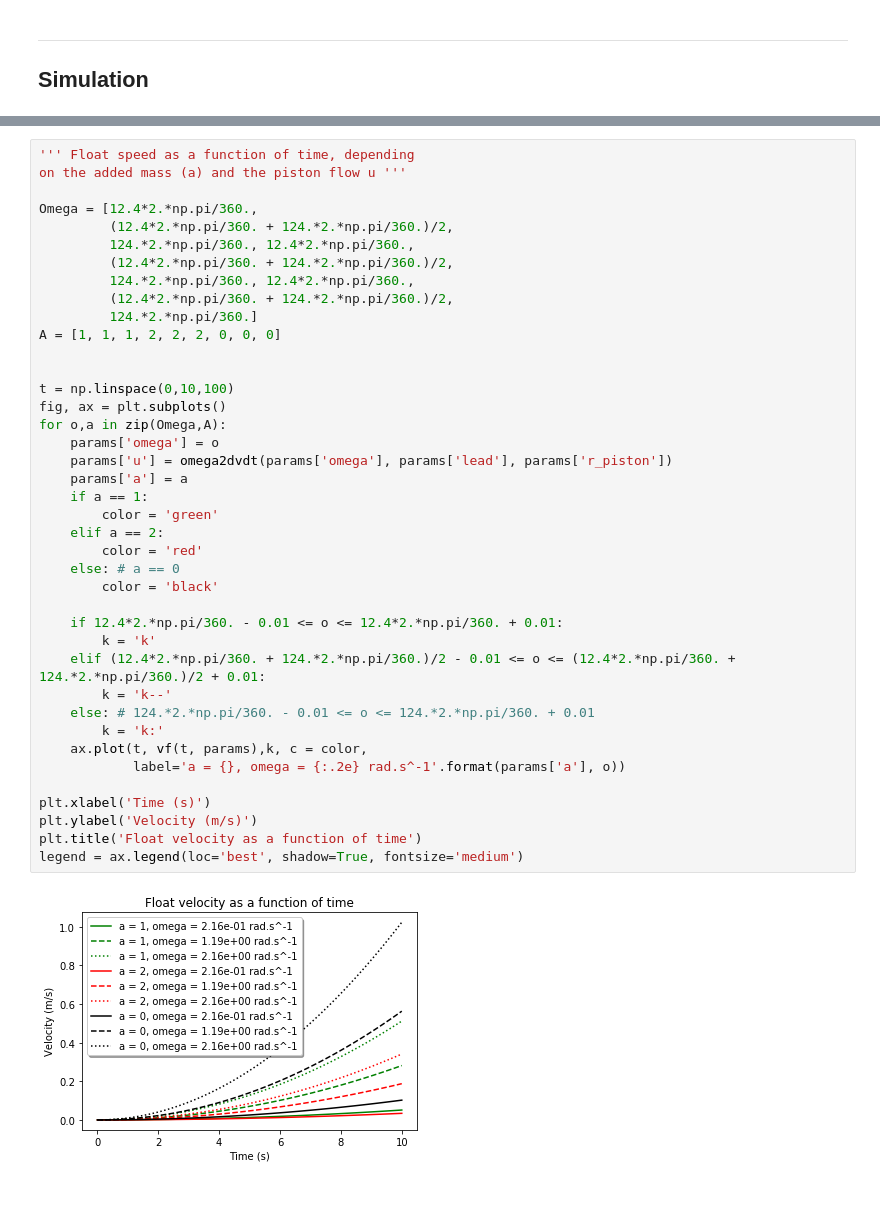
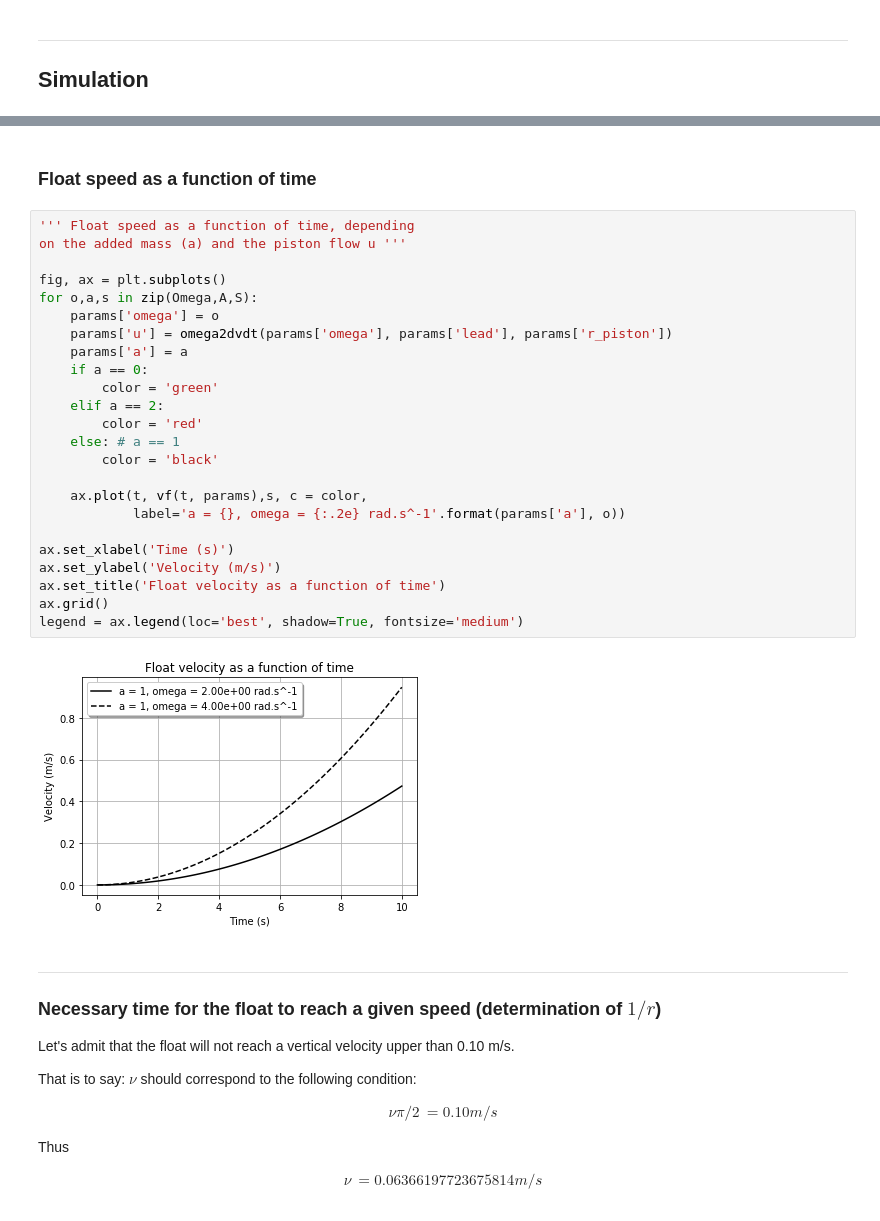
Before and after one commit to houdeval/cognac_regulation, a Jupyter notebook: feedback_parameters.ipynb, the cells around one changed output, grey strips where cells are left out. Saved outputs shown, nothing was run; the diff lists cells and outputs as text.

Commit message:
Finding parameter explanations

```diff
--- a/feedback_parameters.ipynb
+++ b/feedback_parameters.ipynb
@@ -251,44 +378,51 @@ legend = ax.legend(loc='best', shadow=True, fontsize='medium')
+# %% [markdown]
+### Float speed as a function of time
 # %%
 ''' Float speed as a function of time, depending
 on the added mass (a) and the piston flow u '''
 
-Omega = [12.4*2.*np.pi/360.,
-         (12.4*2.*np.pi/360. + 124.*2.*np.pi/360.)/2,
-         124.*2.*np.pi/360., 12.4*2.*np.pi/360.,
-         (12.4*2.*np.pi/360. + 124.*2.*np.pi/360.)/2,
-         124.*2.*np.pi/360., 12.4*2.*np.pi/360.,
-         (12.4*2.*np.pi/360. + 124.*2.*np.pi/360.)/2,
-         124.*2.*np.pi/360.]
-A = [1, 1, 1, 2, 2, 2, 0, 0, 0]
-
-
-t = np.linspace(0,10,100)
 fig, ax = plt.subplots()
-for o,a in zip(Omega,A):
+for o,a,s in zip(Omega,A,S):
     params['omega'] = o
     params['u'] = omega2dvdt(params['omega'], params['lead'], params['r_piston'])
     params['a'] = a
-    if a == 1:
+    if a == 0:
         color = 'green'
     elif a == 2:
         color = 'red'
-    else: # a == 0
+    else: # a == 1
         color = 'black'
 
-    if 12.4*2.*np.pi/360. - 0.01 <= o <= 12.4*2.*np.pi/360. + 0.01:
-        k = 'k'
-    elif (12.4*2.*np.pi/360. + 124.*2.*np.pi/360.)/2 - 0.01 <= o <= (12.4*2.*np.pi/360. + 124.*2.*np.pi/360.)/2 + 0.01:
-        k = 'k--'
-    else: # 124.*2.*np.pi/360. - 0.01 <= o <= 124.*2.*np.pi/360. + 0.01
-        k = 'k:'
-    ax.plot(t, vf(t, params),k, c = color,
+    ax.plot(t, vf(t, params),s, c = color,
             label='a = {}, omega = {:.2e} rad.s^-1'.format(params['a'], o))
 
-plt.xlabel('Time (s)')
-plt.ylabel('Velocity (m/s)')
-plt.title('Float velocity as a function of time')
+ax.set_xlabel('Time (s)')
+ax.set_ylabel('Velocity (m/s)')
+ax.set_title('Float velocity as a function of time')
+ax.grid()
 legend = ax.legend(loc='best', shadow=True, fontsize='medium')
 # %% [output]
-[figure, old version]
+[figure, new version]
+# %% [markdown]
+---
+### Necessary time for the float to reach a given speed (determination of $1/r$)
+
+Let's admit that the float will not reach a vertical velocity upper than 0.10 m/s.
+
+That is to say: $\nu$ should correspond to the following condition:
+
+$$
+\begin{align}
+\nu\pi/2 &= 0.10 m/s
+\end{align}
+$$
+
+Thus
+
+$$
+\begin{align}
+\nu &= 0.06366197723675814 m/s
+\end{align}
+$$
 # %%
 ''' Necessary time for the float to reach a given speed '''
```
Also changed, not shown: parts of 14 cells of this notebook.
